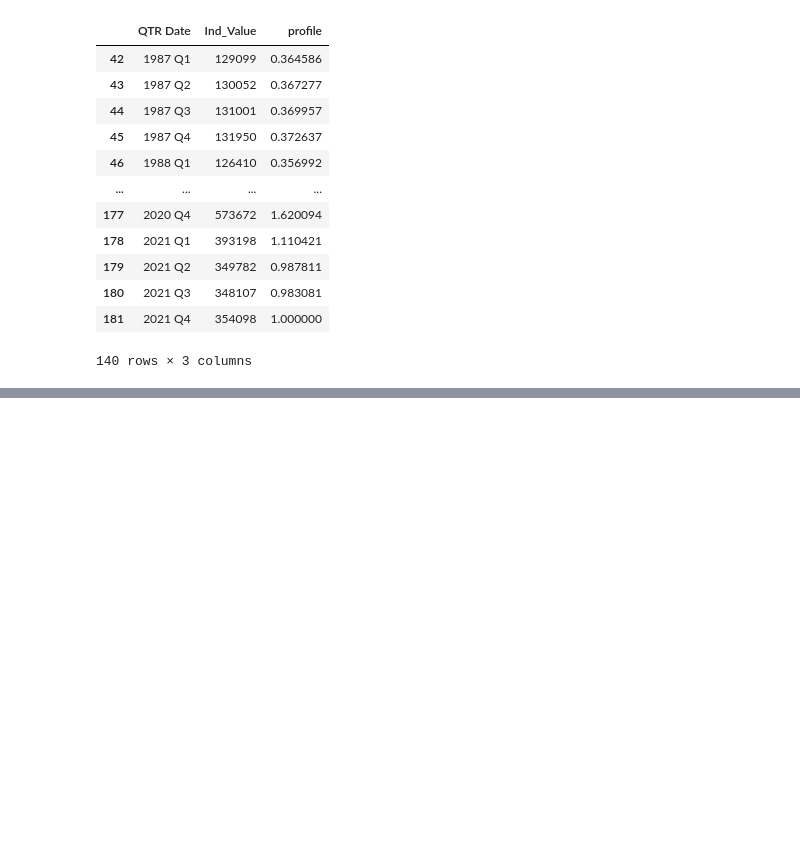
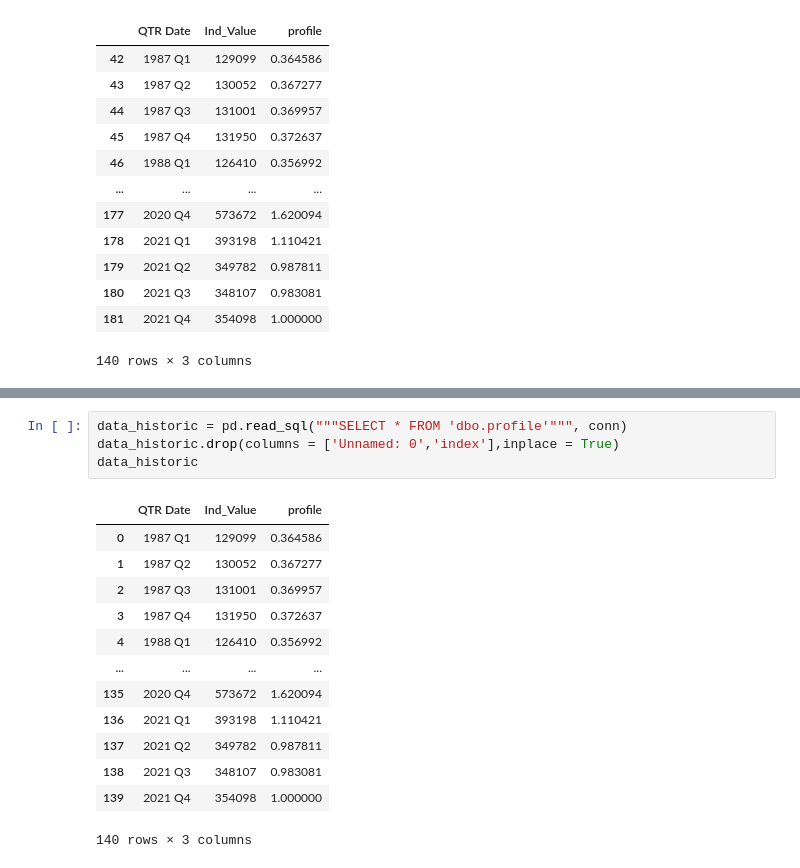
Before and after one commit to PaulB86UK/PP_ART, a Jupyter notebook: NB.ipynb, the cells around one changed output, grey strips where cells are left out. Saved outputs shown, nothing was run; the diff lists cells and outputs as text; blank space fills up the shorter version.

```diff
--- a/NB.ipynb
+++ b/NB.ipynb
@@ -131,0 +222,18 @@ historical_data_ind_subset.to_csv(rf'{PATH}\Profile.csv')
+# %%
+data_historic = pd.read_sql("""SELECT * FROM 'dbo.profile'""", conn)
+data_historic.drop(columns = ['Unnamed: 0','index'],inplace = True)
+data_historic
+# %% [output]
+|  | QTR Date | Ind_Value | profile |
+| 0 | 1987 Q1 | 129099 | 0.364586 |
+| 1 | 1987 Q2 | 130052 | 0.367277 |
+| 2 | 1987 Q3 | 131001 | 0.369957 |
+| 3 | 1987 Q4 | 131950 | 0.372637 |
+| 4 | 1988 Q1 | 126410 | 0.356992 |
+| ... | ... | ... | ... |
+| 135 | 2020 Q4 | 573672 | 1.620094 |
+| 136 | 2021 Q1 | 393198 | 1.110421 |
+| 137 | 2021 Q2 | 349782 | 0.987811 |
+| 138 | 2021 Q3 | 348107 | 0.983081 |
+| 139 | 2021 Q4 | 354098 | 1.000000 |
+140 rows × 3 columns
```
Also changed, not shown: parts of 18 cells of this notebook.
